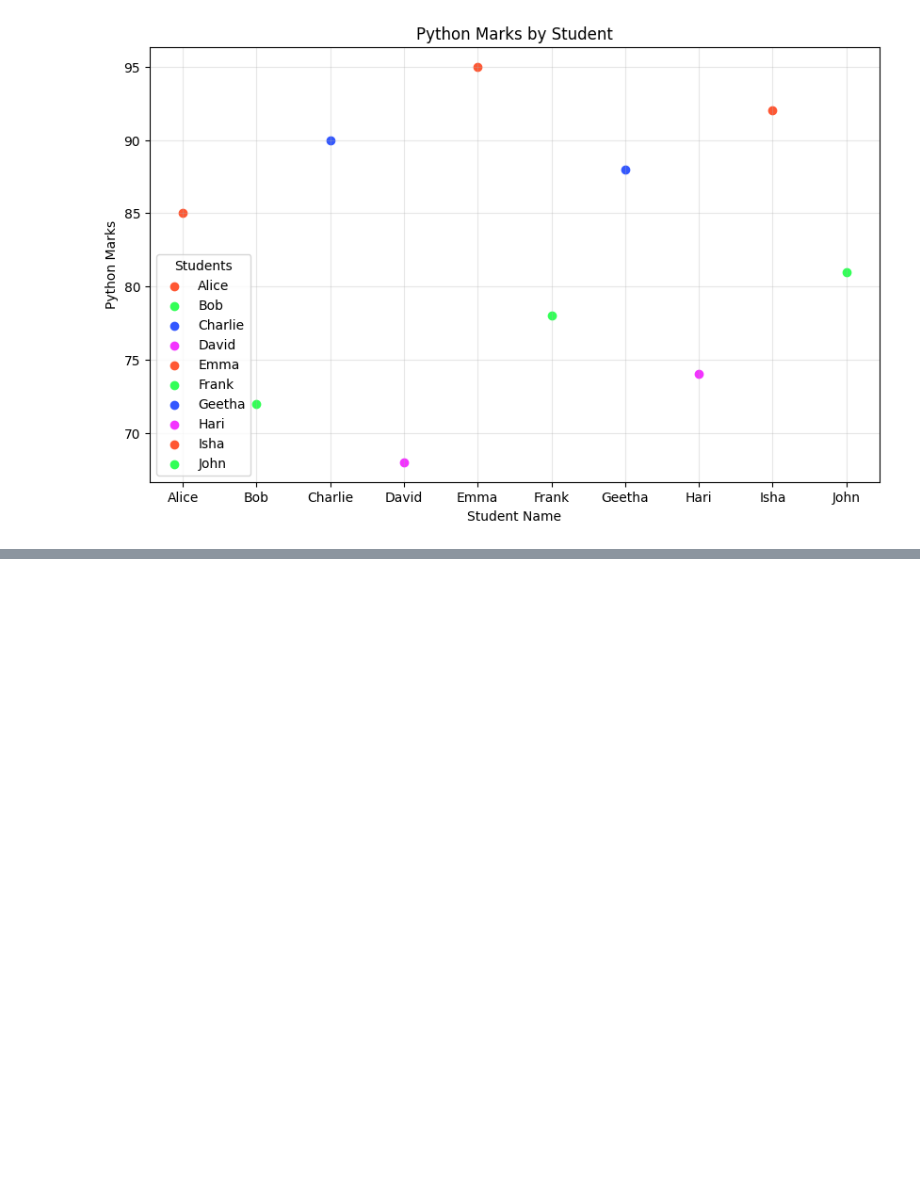
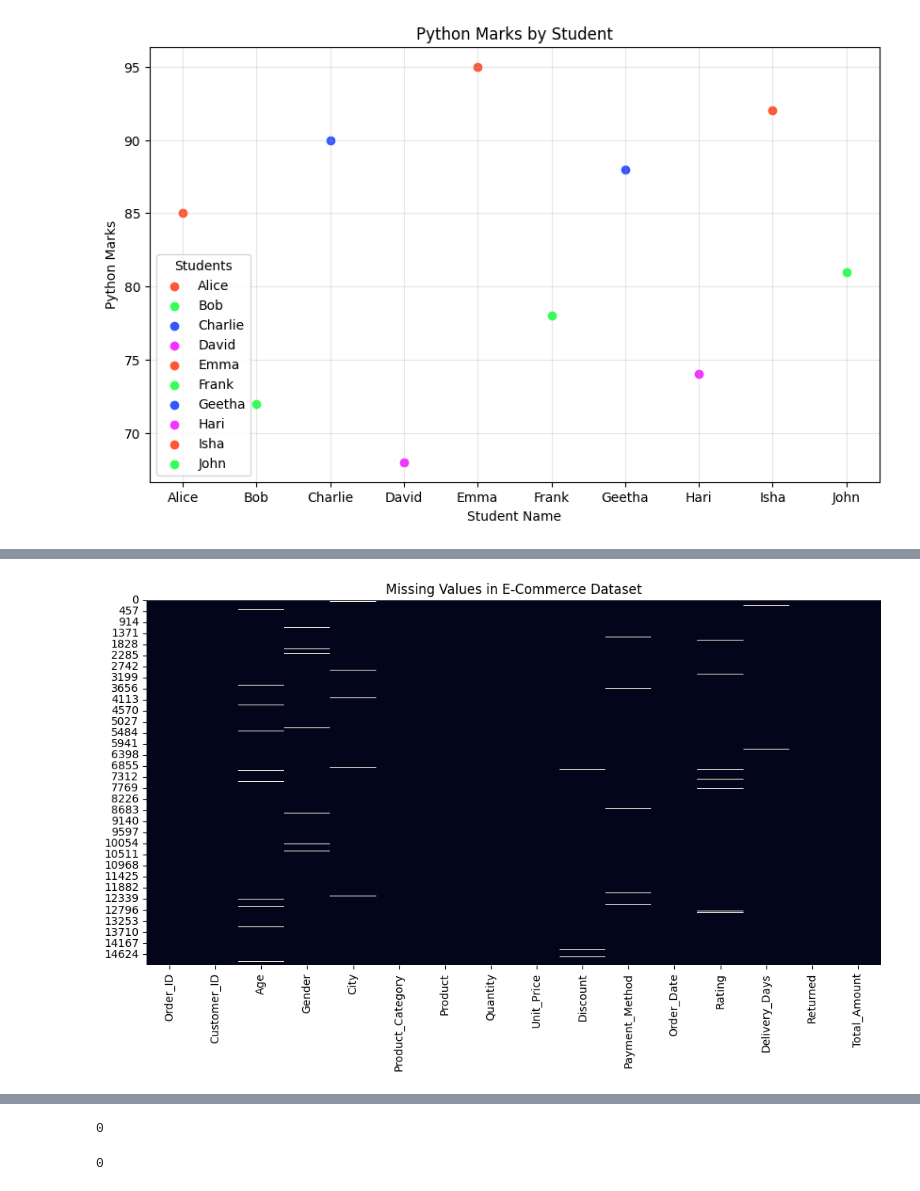
Before and after one commit to NagothuVarshitha/Data-Visualization, a Jupyter notebook: data_visualization.ipynb, the cells around one changed output, grey strips where cells are left out. Drawn from its saved outputs; the diff is of its cells as text; code cells hidden in the pictures; blank space fills up the shorter version.

Commit message:
Add new data

```diff
--- a/data_visualization.ipynb
+++ b/data_visualization.ipynb
@@ -336,0 +357,63 @@ plt.show()
+# %%
+# Import required libraries
+import pandas as pd
+import numpy as np
+import matplotlib.pyplot as plt
+import seaborn as sns
+
+# Load the CSV file
+df = pd.read_csv("messy_ecommerce_15000_student_practice.csv")
+
+# Display dataset dimensions
+print("Dataset Dimensions:", df.shape)
+
+# Display number of rows
+print("Number of Rows:", df.shape[0])
+
+# Display number of columns
+print("Number of Columns:", df.shape[1])
+
+# Display column names
+print("Names of Columns:", df.columns.tolist())
+
+# Display data types
+print("\nData Types:")
+print(df.dtypes)
+
+# Display dataset information
+print("\nData Info:")
+df.info()
+
+# Display Order_Date data type
+print("\nOrder Date Data Type:", df["Order_Date"].dtype)
+
+# Display missing values in each column
+print("\nMissing Values in Each Column:")
+print(df.isnull().sum())
+
+# Visualize missing values
+plt.figure(figsize=(12, 6))
+sns.heatmap(df.isnull(), cbar=False)
+
+# Add title
+plt.title("Missing Values in E-Commerce Dataset")
+
+# Display graph
+plt.show()
+
+# Count duplicate records
+print("\nDuplicate Records:", df.duplicated().sum())
+
+# Display duplicate records
+print("\nDuplicate Rows:")
+print(df[df.duplicated()])
+
+# Count duplicate Order IDs
+print("\nDuplicate Order IDs:", df["Order_ID"].duplicated().sum())
+
+# Remove duplicate records
+df = df.drop_duplicates()
+
+# Display new dataset shape
+print("\nDataset Shape After Removing Duplicates:", df.shape)
+# %% [output]
@@ -336,0 +437 @@ plt.show()
+[figure, added]
@@ -336,0 +455,8 @@ plt.show()
+# %%
+print(df["Order_ID"].duplicated().sum())
+# %% [output]
+0
+# %%
+df.duplicated().sum()
+# %% [output]
+0
```
Also changed, not shown: parts of 4 cells of this notebook, 5 other files.
